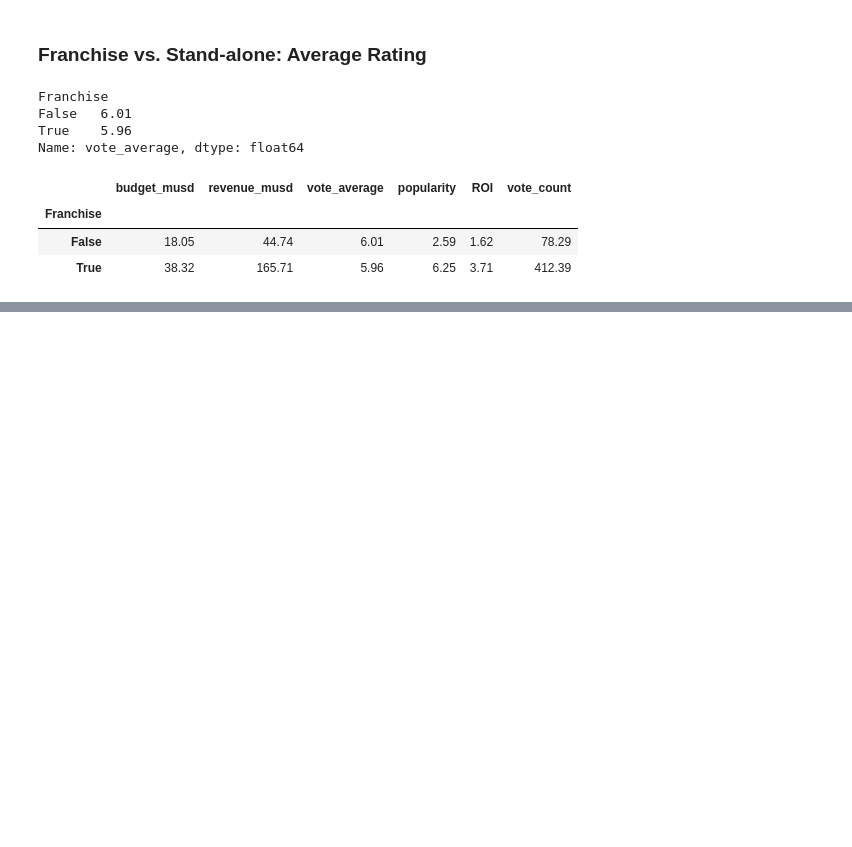
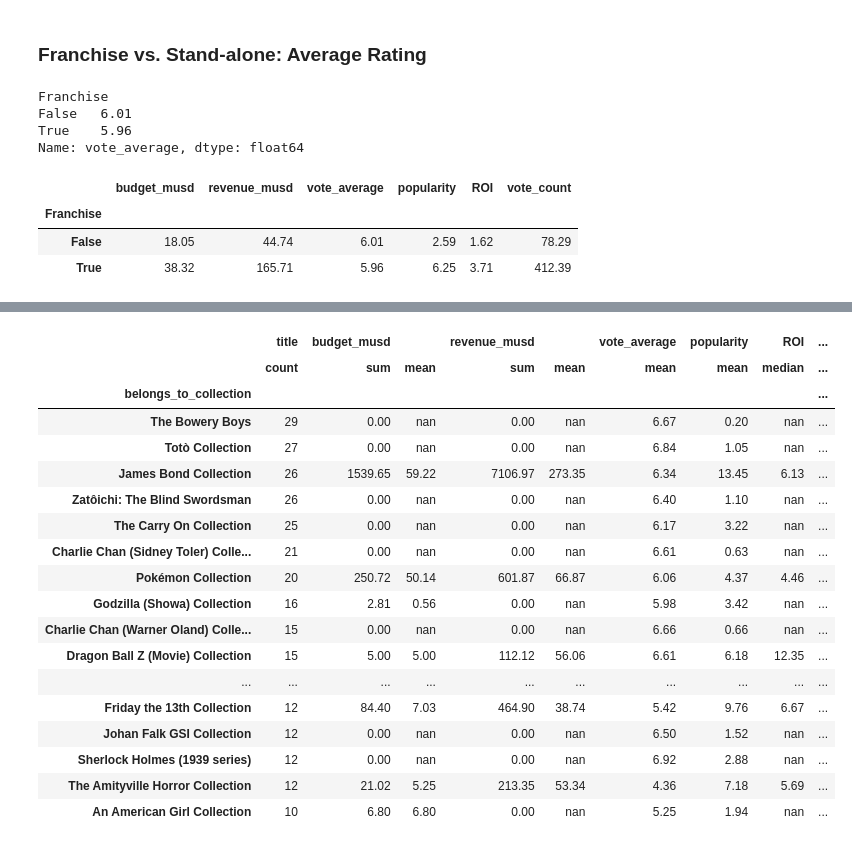
Before and after one commit to audreyemmely/DSProjects, a Jupyter notebook: explanatory_analysis_movies/explanatory_analysis_movies.ipynb, the cells around one changed output, grey strips where cells are left out. Cells and saved outputs as stored; diff of their text form; code cells hidden in the pictures; blank space fills up the shorter version.

Commit message:
most successful franchises

```diff
--- a/explanatory_analysis_movies/explanatory_analysis_movies.ipynb
+++ b/explanatory_analysis_movies/explanatory_analysis_movies.ipynb
@@ -733,0 +766,2 @@ df.groupby("Franchise").agg({"budget_musd": "mean", "revenue_musd": "mean", "vot
+# %%
+franchises = df.groupby("belongs_to_collection").agg({"title":"count", "budget_musd":["sum", "mean"], "revenue_musd":["sum", "mean"], "vote_average":"mean", "popularity":"mean", "ROI":"median", "vote_count":"mean"})
@@ -733,0 +786,22 @@ df.groupby("Franchise").agg({"budget_musd": "mean", "revenue_musd": "mean", "vot
+# %%
+franchises.nlargest(20, ("title", "count"))
+# %% [output]
+|  | title | budget_musd |  | revenue_musd |  | vote_average | popularity | ROI | ... |
+|  | count | sum | mean | sum | mean | mean | mean | median | ... |
+| belongs_to_collection |  |  |  |  |  |  |  |  | ... |
+| The Bowery Boys | 29 | 0.00 | nan | 0.00 | nan | 6.67 | 0.20 | nan | ... |
+| Totò Collection | 27 | 0.00 | nan | 0.00 | nan | 6.84 | 1.05 | nan | ... |
+| James Bond Collection | 26 | 1539.65 | 59.22 | 7106.97 | 273.35 | 6.34 | 13.45 | 6.13 | ... |
+| Zatôichi: The Blind Swordsman | 26 | 0.00 | nan | 0.00 | nan | 6.40 | 1.10 | nan | ... |
+| The Carry On Collection | 25 | 0.00 | nan | 0.00 | nan | 6.17 | 3.22 | nan | ... |
+| Charlie Chan (Sidney Toler) Colle... | 21 | 0.00 | nan | 0.00 | nan | 6.61 | 0.63 | nan | ... |
+| Pokémon Collection | 20 | 250.72 | 50.14 | 601.87 | 66.87 | 6.06 | 4.37 | 4.46 | ... |
+| Godzilla (Showa) Collection | 16 | 2.81 | 0.56 | 0.00 | nan | 5.98 | 3.42 | nan | ... |
+| Charlie Chan (Warner Oland) Colle... | 15 | 0.00 | nan | 0.00 | nan | 6.66 | 0.66 | nan | ... |
+| Dragon Ball Z (Movie) Collection | 15 | 5.00 | 5.00 | 112.12 | 56.06 | 6.61 | 6.18 | 12.35 | ... |
+| ... | ... | ... | ... | ... | ... | ... | ... | ... | ... |
+| Friday the 13th Collection | 12 | 84.40 | 7.03 | 464.90 | 38.74 | 5.42 | 9.76 | 6.67 | ... |
+| Johan Falk GSI Collection | 12 | 0.00 | nan | 0.00 | nan | 6.50 | 1.52 | nan | ... |
+| Sherlock Holmes (1939 series) | 12 | 0.00 | nan | 0.00 | nan | 6.92 | 2.88 | nan | ... |
+| The Amityville Horror Collection | 12 | 21.02 | 5.25 | 213.35 | 53.34 | 4.36 | 7.18 | 5.69 | ... |
+| An American Girl Collection | 10 | 6.80 | 6.80 | 0.00 | nan | 5.25 | 1.94 | nan | ... |
```
Also changed, not shown: parts of 10 cells of this notebook.
